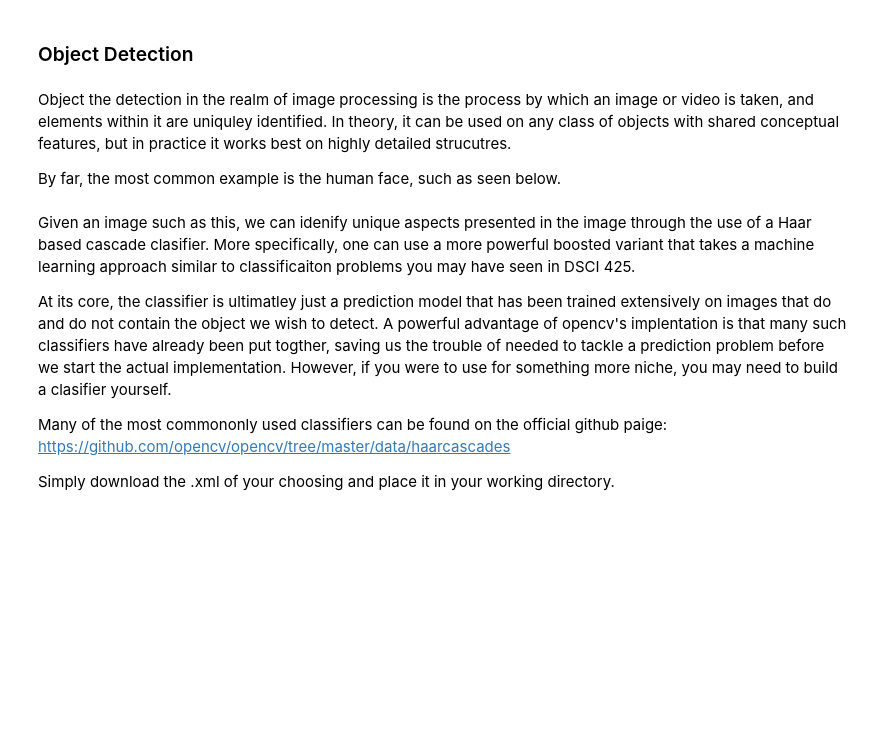
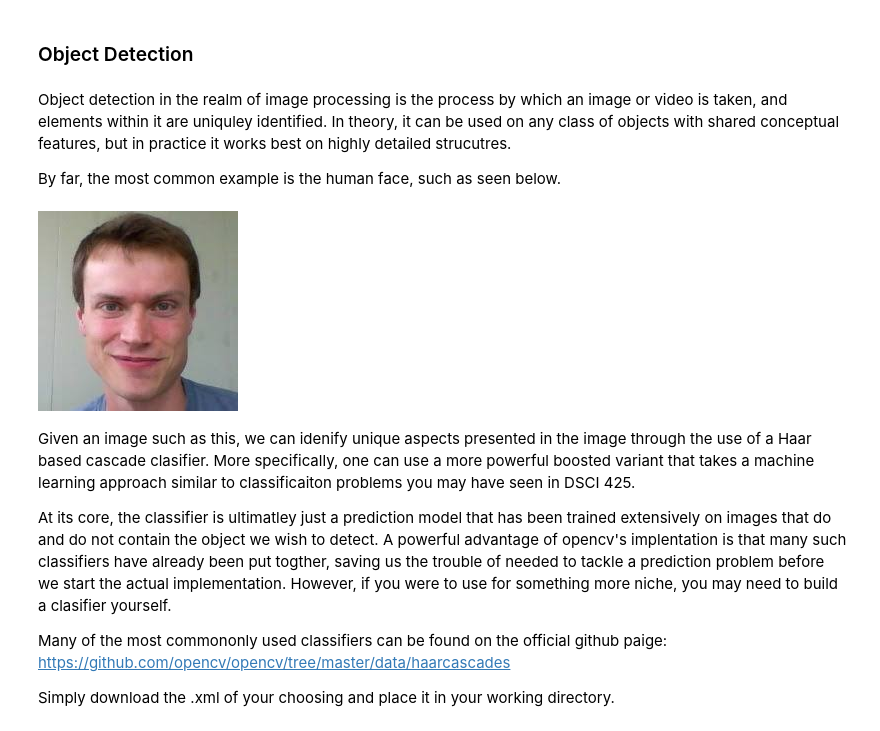
Before and after one commit to Samuel-Andrews/module_8_lectures, a Jupyter notebook: Lesson_Draft.ipynb, the cells around one changed output. Saved outputs shown, nothing was run; the diff lists cells and outputs as text; code cells hidden in the pictures; blank space fills up the shorter version.

```diff
--- a/Lesson_Draft.ipynb
+++ b/Lesson_Draft.ipynb
@@ -3,4 +10,4 @@
 # %% [markdown]
-Object the detection in the realm of image processing is the process by which an image or video is taken, and elements within it are uniquley identified. In theory, it can be used on any class of objects with shared conceptual features, but in practice it works best on highly detailed strucutres.
+Object detection in the realm of image processing is the process by which an image or video is taken, and elements within it are uniquley identified. In theory, it can be used on any class of objects with shared conceptual features, but in practice it works best on highly detailed strucutres.
 
 By far, the most common example is the human face, such as seen below.
@@ -9,3 +14,7 @@ By far, the most common example is the human face, such as seen below.
+# %%
+Image('Bergen.jpg')
+# %% [output]
+[figure, added]
 # %% [markdown]
 Given an image such as this, we can idenify unique aspects presented in the image through the use of a Haar based cascade clasifier. More specifically, one can use a more powerful boosted variant that takes a machine learning approach similar to classificaiton problems you may have seen in DSCI 425.
 
```
Also changed, not shown: parts of 49 cells of this notebook, 14 other files.
